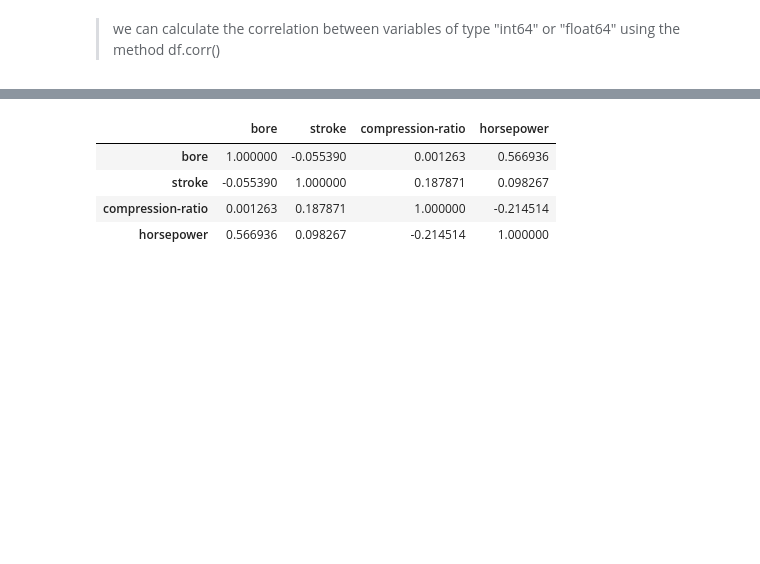
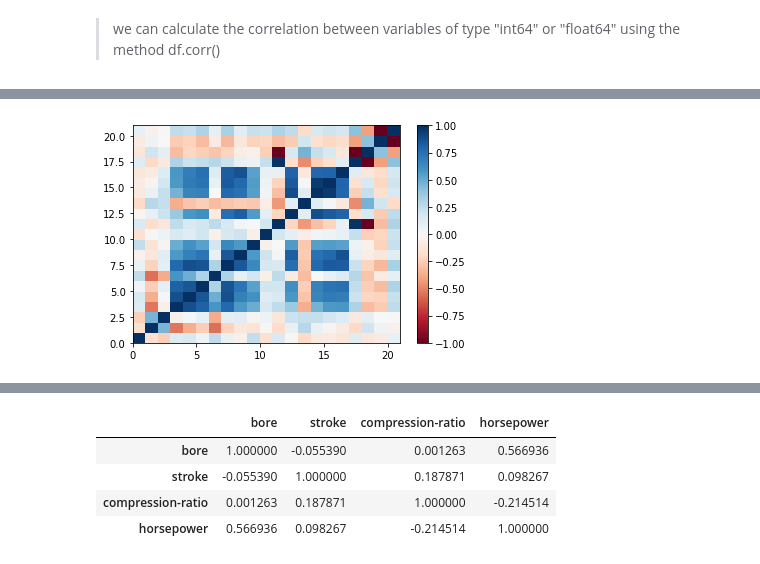
Before and after one commit to harsha8745/IBM-WATSON, a Jupyter notebook: Data_Analysis_with_Python.ipynb, the cells around one changed output, grey strips where cells are left out. Saved outputs shown, nothing was run; the diff lists cells and outputs as text; code cells hidden in the pictures; blank space fills up the shorter version.

```diff
--- a/Data_Analysis_with_Python.ipynb
+++ b/Data_Analysis_with_Python.ipynb
@@ -1709,0 +1730,7 @@ dtype: object
+# %%
+df11 = df10.corr()
+plt.pcolor(df11, cmap='RdBu')
+plt.colorbar()
+plt.show()
+# %% [output]
+[figure, added]
```
Also changed, not shown: parts of 25 cells of this notebook.
